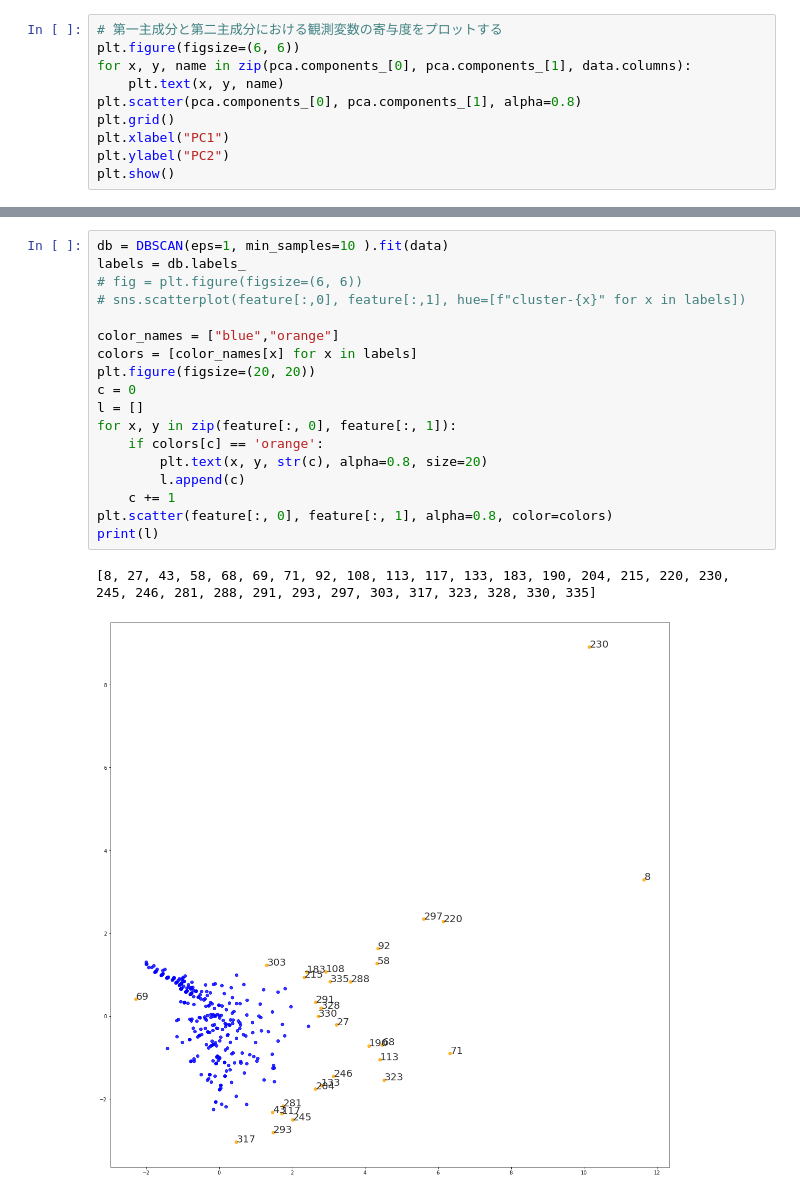
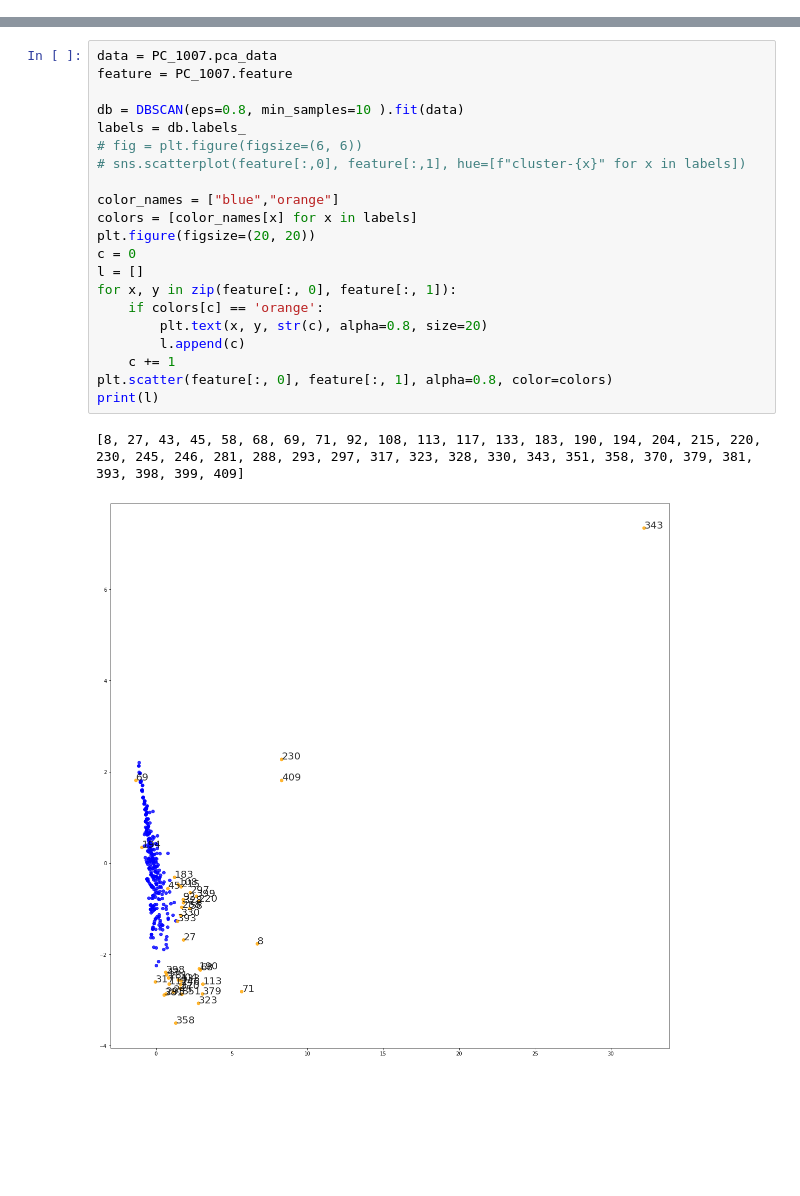
Before and after one commit to HarukaNarita/classification, a Jupyter notebook: Untitled.ipynb, the cells around one changed output, grey strips where cells are left out. Saved outputs shown, nothing was run; the diff lists cells and outputs as text; blank space fills up the shorter version.

```diff
--- a/Untitled.ipynb
+++ b/Untitled.ipynb
@@ -351,10 +16,0 @@ plt.show()
-# %%
-# 第一主成分と第二主成分における観測変数の寄与度をプロットする
-plt.figure(figsize=(6, 6))
-for x, y, name in zip(pca.components_[0], pca.components_[1], data.columns):
-    plt.text(x, y, name)
-plt.scatter(pca.components_[0], pca.components_[1], alpha=0.8)
-plt.grid()
-plt.xlabel("PC1")
-plt.ylabel("PC2")
-plt.show()
@@ -363,24 +21,27 @@ plt.show()
 # %%
-db = DBSCAN(eps=1, min_samples=10 ).fit(data)
+data = PC_1007.pca_data
+feature = PC_1007.feature
+
+db = DBSCAN(eps=0.8, min_samples=10 ).fit(data)
 labels = db.labels_
 # fig = plt.figure(figsize=(6, 6))
 # sns.scatterplot(feature[:,0], feature[:,1], hue=[f"cluster-{x}" for x in labels])
 
 color_names = ["blue","orange"]
 colors = [color_names[x] for x in labels]
 plt.figure(figsize=(20, 20))
 c = 0
 l = []
 for x, y in zip(feature[:, 0], feature[:, 1]):
     if colors[c] == 'orange':
         plt.text(x, y, str(c), alpha=0.8, size=20)
         l.append(c)
     c += 1
 plt.scatter(feature[:, 0], feature[:, 1], alpha=0.8, color=colors)
 print(l)
 # %% [output]
-[8, 27, 43, 58, 68, 69, 71, 92, 108, 113, 117, 133, 183, 190, 204, 215, 220, 230, 245, 246, 281, 288, 291, 293, 297, 303, 317, 323, 328, 330, 335]
+[8, 27, 43, 45, 58, 68, 69, 71, 92, 108, 113, 117, 133, 183, 190, 194, 204, 215, 220, 230, 245, 246, 281, 288, 293, 297, 317, 323, 328, 330, 343, 351, 358, 370, 379, 381, 393, 398, 399, 409]
-[figure, old version]
+[figure, new version]
 # %%
 kmeans_model = KMeans(n_clusters=4, random_state=10).fit(feature)
 labels = kmeans_model.labels_
```
Also changed, not shown: parts of 17 cells of this notebook.
